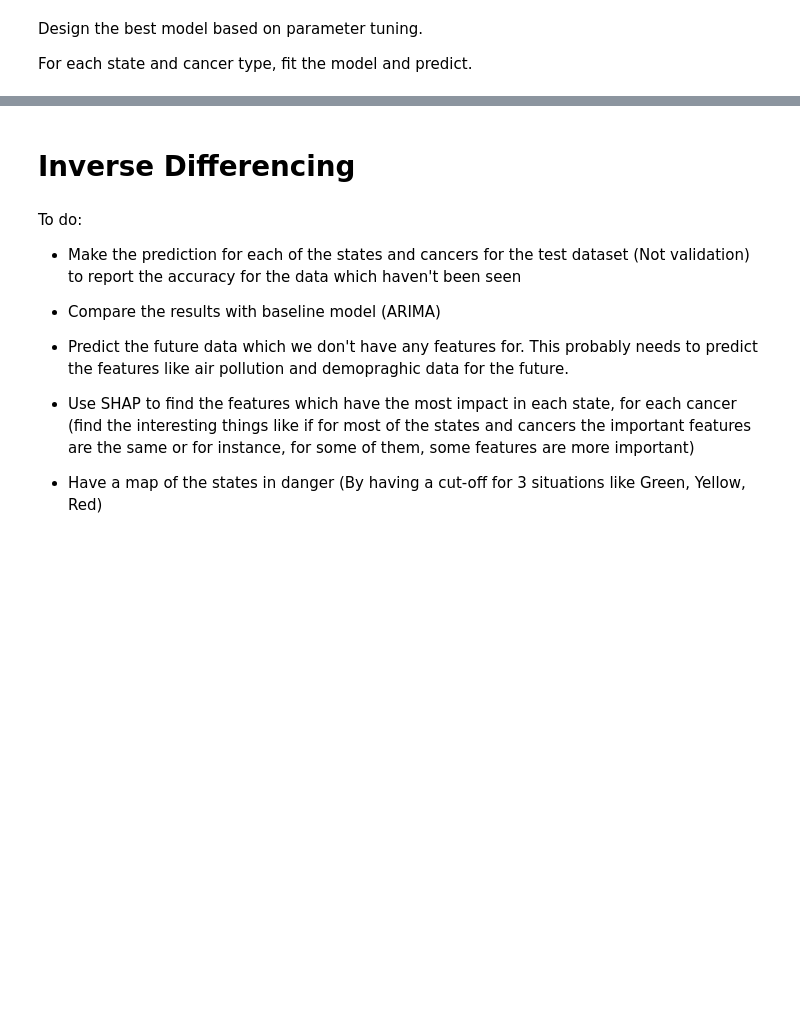
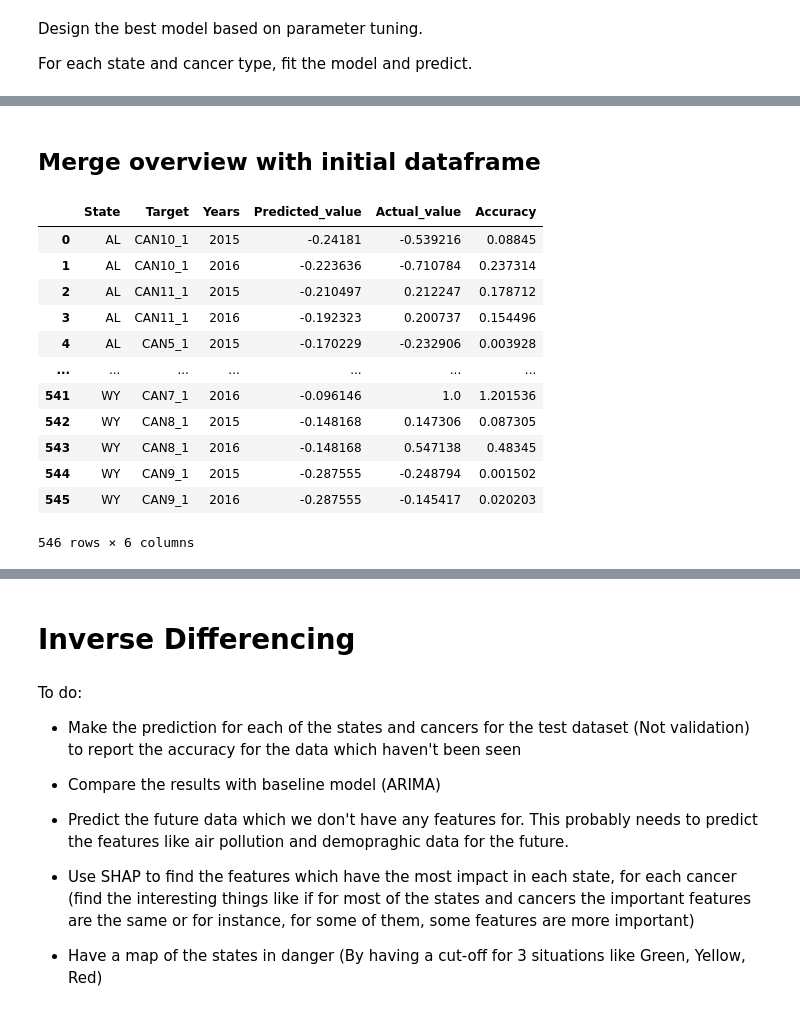
Before and after one commit to MiladMt11/ABA-Spring2023, a Jupyter notebook: 3. Corr & RNN.ipynb, the cells around one changed output, grey strips where cells are left out. Saved outputs shown, nothing was run; the diff lists cells and outputs as text; code cells hidden in the pictures; blank space fills up the shorter version.

Commit message:
create a df to show overview of results of the prediction

```diff
--- a/3. Corr & RNN.ipynb
+++ b/3. Corr & RNN.ipynb
@@ -389,0 +384,21 @@ for state in state_list:
+# %% [markdown]
+## Merge overview with initial dataframe
+# %%
+with open('overview_df.pickle', 'rb') as f:
+    overview_df = pickle.load(f)
+# %%
+overview_df
+# %% [output]
+|  | State | Target | Years | Predicted_value | Actual_value | Accuracy |
+| 0 | AL | CAN10_1 | 2015 | -0.24181 | -0.539216 | 0.08845 |
+| 1 | AL | CAN10_1 | 2016 | -0.223636 | -0.710784 | 0.237314 |
+| 2 | AL | CAN11_1 | 2015 | -0.210497 | 0.212247 | 0.178712 |
+| 3 | AL | CAN11_1 | 2016 | -0.192323 | 0.200737 | 0.154496 |
+| 4 | AL | CAN5_1 | 2015 | -0.170229 | -0.232906 | 0.003928 |
+| ... | ... | ... | ... | ... | ... | ... |
+| 541 | WY | CAN7_1 | 2016 | -0.096146 | 1.0 | 1.201536 |
+| 542 | WY | CAN8_1 | 2015 | -0.148168 | 0.147306 | 0.087305 |
+| 543 | WY | CAN8_1 | 2016 | -0.148168 | 0.547138 | 0.48345 |
+| 544 | WY | CAN9_1 | 2015 | -0.287555 | -0.248794 | 0.001502 |
+| 545 | WY | CAN9_1 | 2016 | -0.287555 | -0.145417 | 0.020203 |
+546 rows × 6 columns
```
Also changed, not shown: parts of 6 cells of this notebook, 3 other files.
